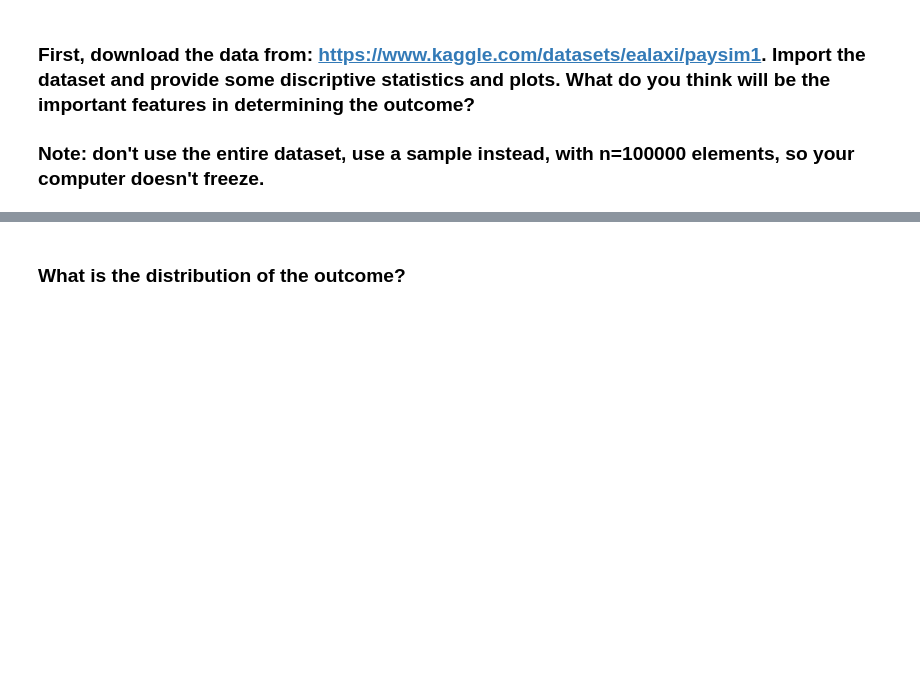
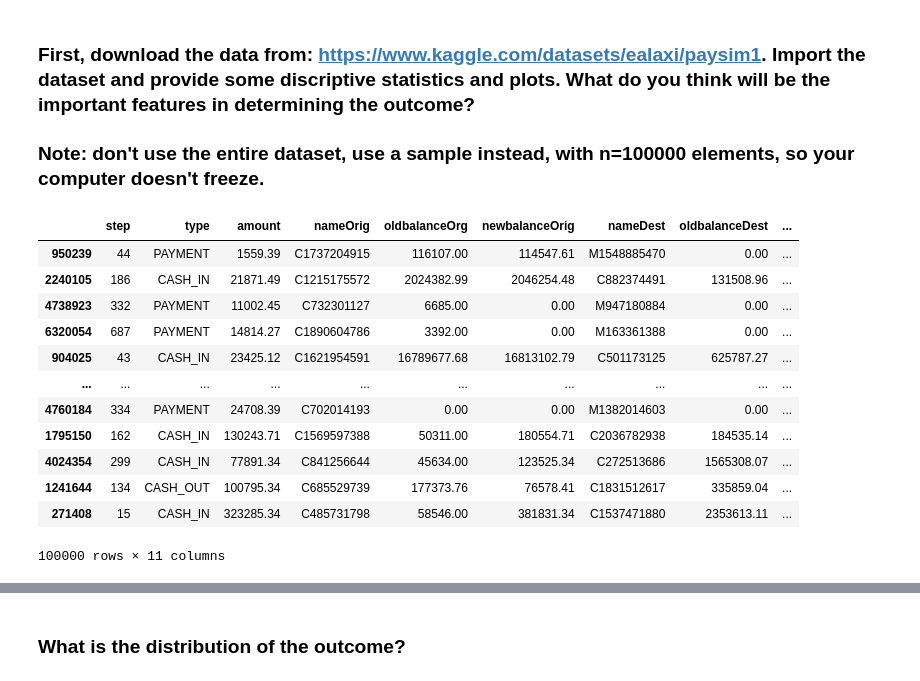
Before and after one commit to ta-data-lis/lab-imbalance, a Jupyter notebook: your-code/lab_imbalance.ipynb, the cells around one changed output, grey strips where cells are left out. Saved outputs shown, nothing was run; the diff lists cells and outputs as text; code cells hidden in the pictures; blank space fills up the shorter version.

```diff
--- a/your-code/lab_imbalance.ipynb
+++ b/your-code/lab_imbalance.ipynb
@@ -13,0 +25,17 @@ Like we disussed in class, when we have noisy data, if we are not careful, we ca
+# %%
+data = pd.read_csv("PS_20174392719_1491204439457_log.csv").sample(n = 100000)
+data
+# %% [output]
+|  | step | type | amount | nameOrig | oldbalanceOrg | newbalanceOrig | nameDest | oldbalanceDest | ... |
+| 950239 | 44 | PAYMENT | 1559.39 | C1737204915 | 116107.00 | 114547.61 | M1548885470 | 0.00 | ... |
+| 2240105 | 186 | CASH_IN | 21871.49 | C1215175572 | 2024382.99 | 2046254.48 | C882374491 | 131508.96 | ... |
+| 4738923 | 332 | PAYMENT | 11002.45 | C732301127 | 6685.00 | 0.00 | M947180884 | 0.00 | ... |
+| 6320054 | 687 | PAYMENT | 14814.27 | C1890604786 | 3392.00 | 0.00 | M163361388 | 0.00 | ... |
+| 904025 | 43 | CASH_IN | 23425.12 | C1621954591 | 16789677.68 | 16813102.79 | C501173125 | 625787.27 | ... |
+| ... | ... | ... | ... | ... | ... | ... | ... | ... | ... |
+| 4760184 | 334 | PAYMENT | 24708.39 | C702014193 | 0.00 | 0.00 | M1382014603 | 0.00 | ... |
+| 1795150 | 162 | CASH_IN | 130243.71 | C1569597388 | 50311.00 | 180554.71 | C2036782938 | 184535.14 | ... |
+| 4024354 | 299 | CASH_IN | 77891.34 | C841256644 | 45634.00 | 123525.34 | C272513686 | 1565308.07 | ... |
+| 1241644 | 134 | CASH_OUT | 100795.34 | C685529739 | 177373.76 | 76578.41 | C1831512617 | 335859.04 | ... |
+| 271408 | 15 | CASH_IN | 323285.34 | C485731798 | 58546.00 | 381831.34 | C1537471880 | 2353613.11 | ... |
+100000 rows × 11 columns
```
Also changed, not shown: parts of 16 cells of this notebook.
